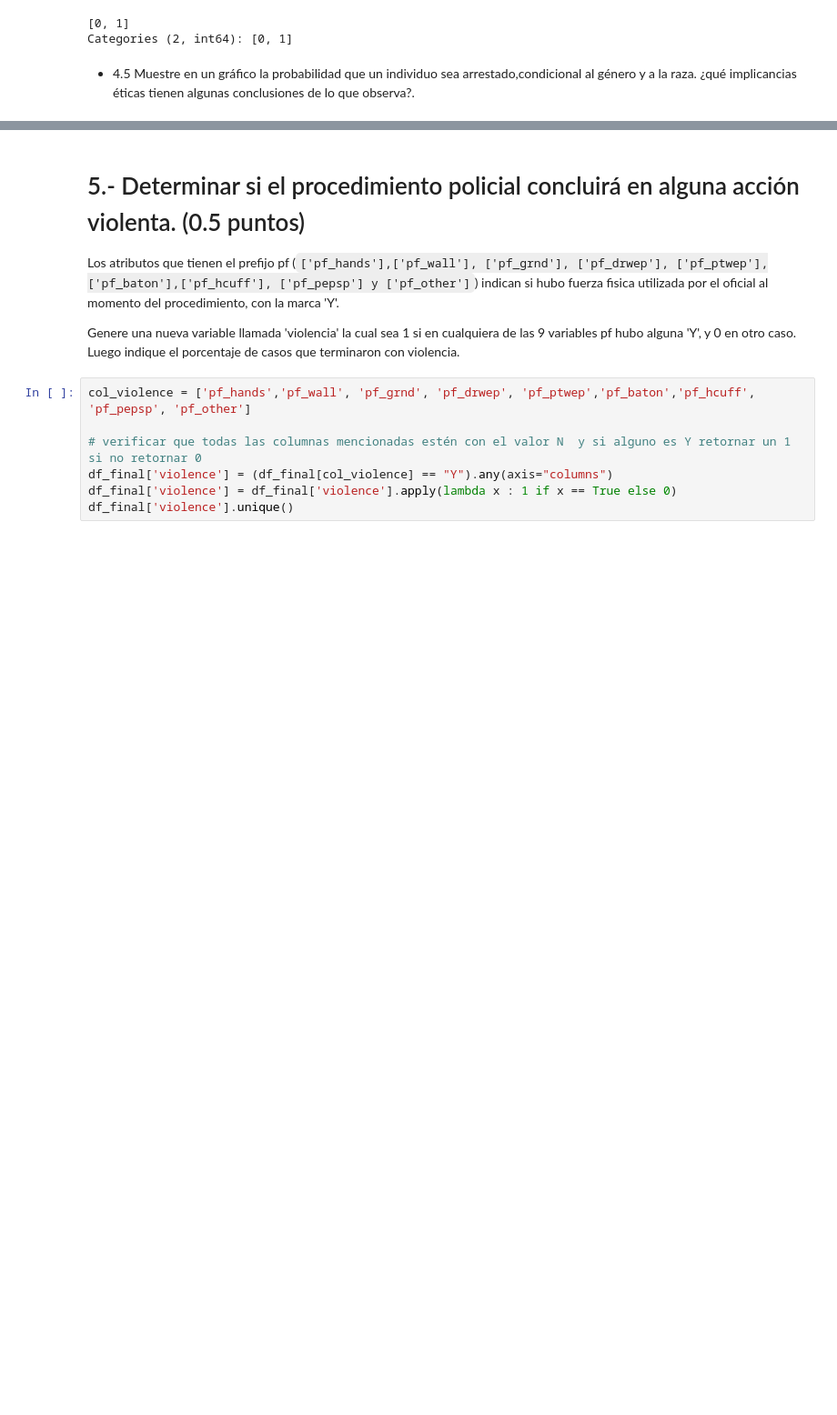
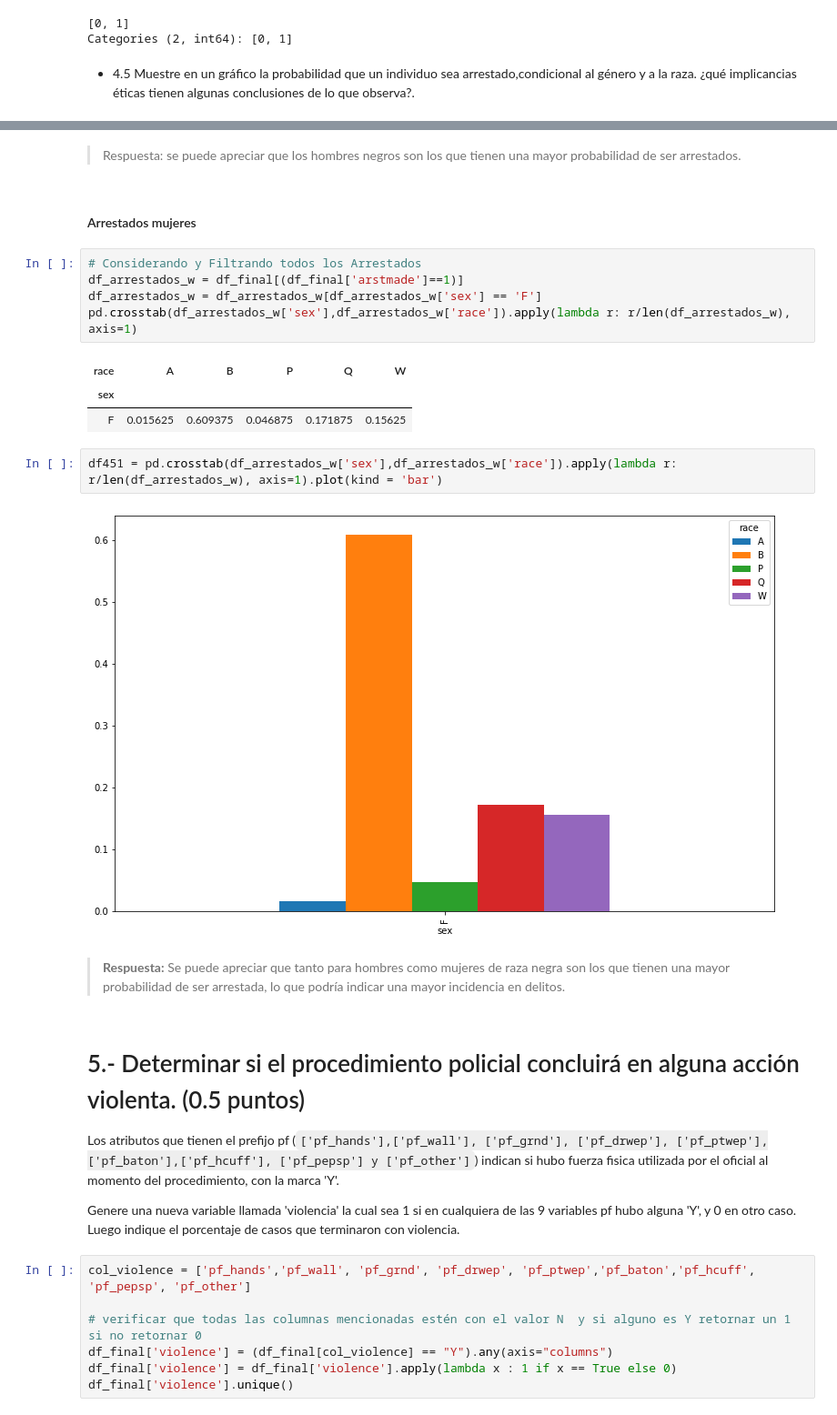
Before and after one commit to ggmarioe/trabajo-modelos-supervisados, a Jupyter notebook: Prueba_Supervisada 25-09-2021.ipynb, the cells around one changed output, grey strips where cells are left out. Shown: that part at 91% size. Cells and saved outputs as stored; diff of their text form; blank space fills up the shorter version.

```diff
--- a/Prueba_Supervisada 25-09-2021.ipynb
+++ b/Prueba_Supervisada 25-09-2021.ipynb
@@ -376,3 +370,22 @@ pd.crosstab(df_arrestados['sex'],df_arrestados['race']).apply(lambda r: r/len(df
+# %% [markdown]
+> Respuesta: se puede apreciar que los hombres negros son los que tienen una mayor probabilidad de ser arrestados.
+# %% [markdown]
+#### Arrestados mujeres
+# %%
+# Considerando y Filtrando todos los Arrestados
+df_arrestados_w = df_final[(df_final['arstmade']==1)]
+df_arrestados_w = df_arrestados_w[df_arrestados_w['sex'] == 'F']
+pd.crosstab(df_arrestados_w['sex'],df_arrestados_w['race']).apply(lambda r: r/len(df_arrestados_w), axis=1)
+# %% [output]
+| race | A | B | P | Q | W |
+| sex |  |  |  |  |  |
+| F | 0.015625 | 0.609375 | 0.046875 | 0.171875 | 0.15625 |
+# %%
+df451 = pd.crosstab(df_arrestados_w['sex'],df_arrestados_w['race']).apply(lambda r: r/len(df_arrestados_w), axis=1).plot(kind = 'bar')
+# %% [output]
+[figure, added]
+# %% [markdown]
+> **Respuesta:** Se puede apreciar que tanto para hombres como mujeres de raza negra son los que tienen una mayor probabilidad de ser arrestada, lo que podría indicar una mayor incidencia en delitos.
 # %% [markdown]
 # 5.- Determinar si el procedimiento policial concluirá en alguna acción violenta. (0.5 puntos)
 
```
Also changed, not shown: parts of 17 cells of this notebook.
